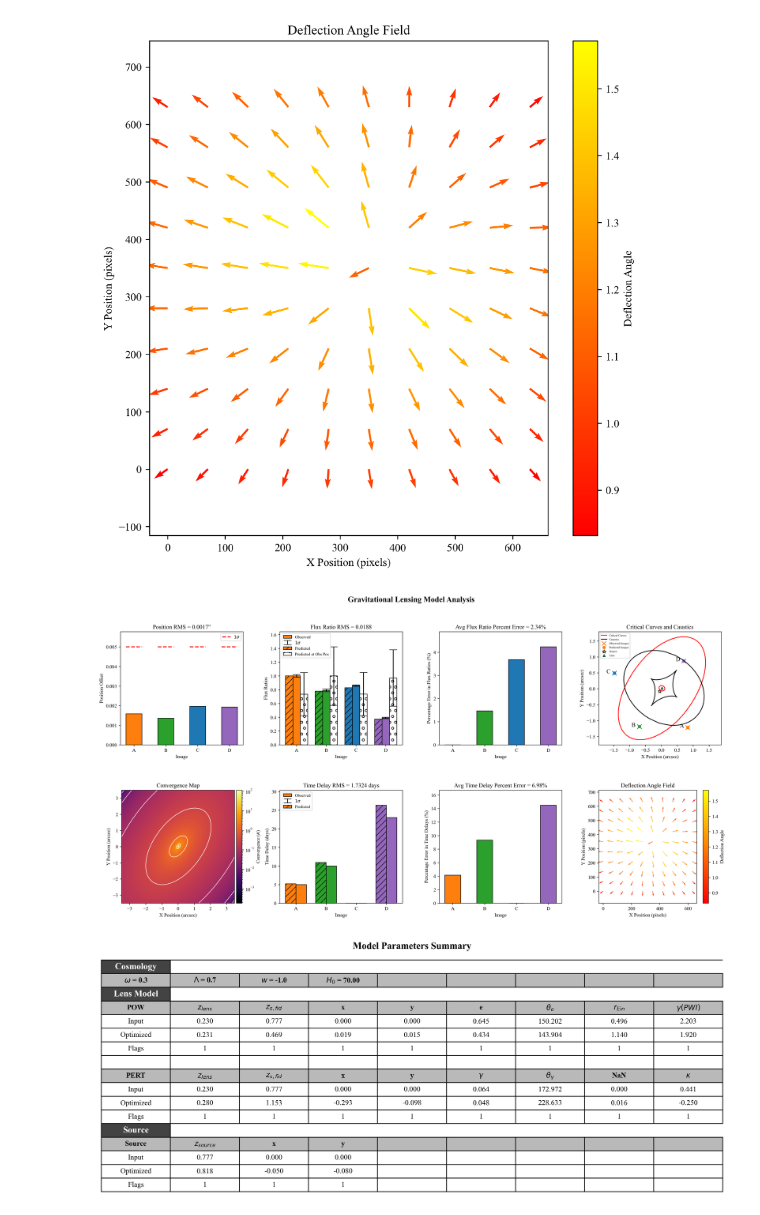
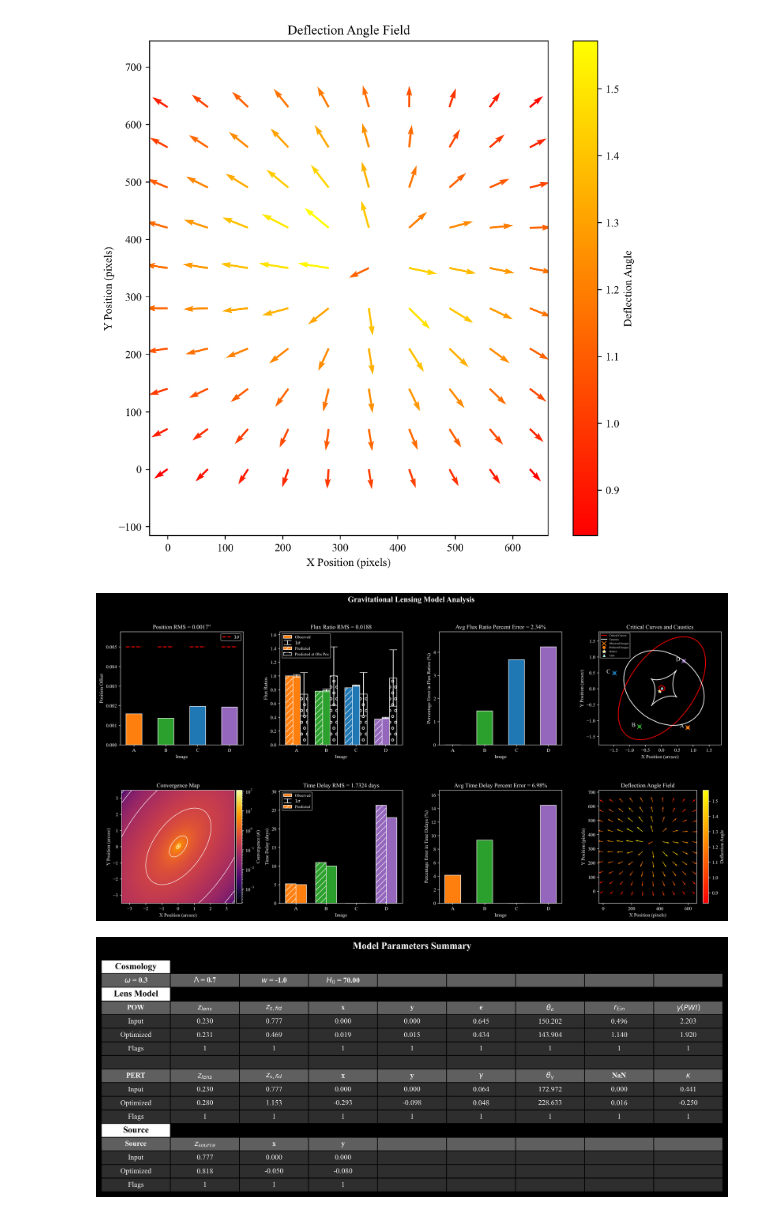
Before and after one commit to romms921/PyAutoGlaf, a Jupyter notebook: plotting.ipynb, the cells around one changed output. Saved outputs shown, nothing was run; the diff lists cells and outputs as text; code cells hidden in the pictures.

Commit message:
testing plots

```diff
--- a/plotting.ipynb
+++ b/plotting.ipynb
@@ -2130,22 +2131,22 @@ def combined_plotting(obs_point, pred_point, bkg='white', posrms=False, fluxrms=
         plot_parameter_table(sections_to_plot, bkg=bkg, save_prefix=save_prefix, dpi=dpi)
 # %%
 if plot_mode == 0:
-    combined_plotting(obs_point, pred_point, bkg='white', posrms=posrms_flag, fluxrms=fluxrms_flag, fluxpercent=fluxper_flag, critcurves=crit_flag, kappamap=kappa_flag, timedelays=tdrms_flag, timedelaypercent=tdper_flag, deflectionfield=deflect_flag, table=table_flag,
+    combined_plotting(obs_point, pred_point, bkg='black', posrms=posrms_flag, fluxrms=fluxrms_flag, fluxpercent=fluxper_flag, critcurves=crit_flag, kappamap=kappa_flag, timedelays=tdrms_flag, timedelaypercent=tdper_flag, deflectionfield=deflect_flag, table=table_flag,
              pos_rms_value=pos_rms, flux_rms_value=flux_rms_value, avg_percentage_error=avg_percentage_error, usemag=usemag, mag_ratio=mag_ratio, flux_obs_pos=flux_obs_pos,
              xi_interp_inner=xi_interp_inner, yi_interp_inner=yi_interp_inner, xi_interp_outer=xi_interp_outer, yi_interp_outer=yi_interp_outer,
              xs_interp_inner=xs_interp_inner, ys_interp_inner=ys_interp_inner, xs_interp_outer=xs_interp_outer, ys_interp_outer=ys_interp_outer,
              source_params=source_params, lens_params=lens_params, kappa=kappa, x_low=x_low, x_up=x_up, y_low=y_low, y_up=y_up,
              constraints=constraints, td_rms=td_rms, avg_percentage_error_td=avg_percentage_error_td,
              sections_to_plot=sections_to_plot,
              Xs=Xs, Ys=Ys, Us=Us, Vs=Vs, alphas=alphas, save_prefix=plot_save, dpi=dpi)
 elif plot_mode == 1:
     plotting(obs_point, pred_point, bkg=bckg, posrms=posrms_flag, fluxrms=fluxrms_flag, fluxpercent=fluxper_flag, critcurves=crit_flag, kappamap=kappa_flag, timedelays=tdrms_flag, timedelaypercent=tdper_flag, deflectionfield=deflect_flag, table=table_flag,
              pos_rms_value=pos_rms, flux_rms_value=flux_rms_value, avg_percentage_error=avg_percentage_error, usemag=usemag, mag_ratio=mag_ratio, flux_obs_pos=flux_obs_pos,
              xi_interp_inner=xi_interp_inner, yi_interp_inner=yi_interp_inner, xi_interp_outer=xi_interp_outer, yi_interp_outer=yi_interp_outer,
              xs_interp_inner=xs_interp_inner, ys_interp_inner=ys_interp_inner, xs_interp_outer=xs_interp_outer, ys_interp_outer=ys_interp_outer,
              source_params=source_params, lens_params=lens_params, kappa=kappa, x_low=x_low, x_up=x_up, y_low=y_low, y_up=y_up,
              constraints=constraints, td_rms=td_rms, avg_percentage_error_td=avg_percentage_error_td, sections_to_plot=sections_to_plot,
              Xs=Xs, Ys=Ys, Us=Us, Vs=Vs, alphas=alphas, save_prefix=plot_save, dpi=dpi)
 # %% [output]
-[figure, old version]
+[figure, new version]
-[figure, old version]
+[figure, new version]
```
Also changed, not shown: parts of 1 cell of this notebook, 2 other files.
